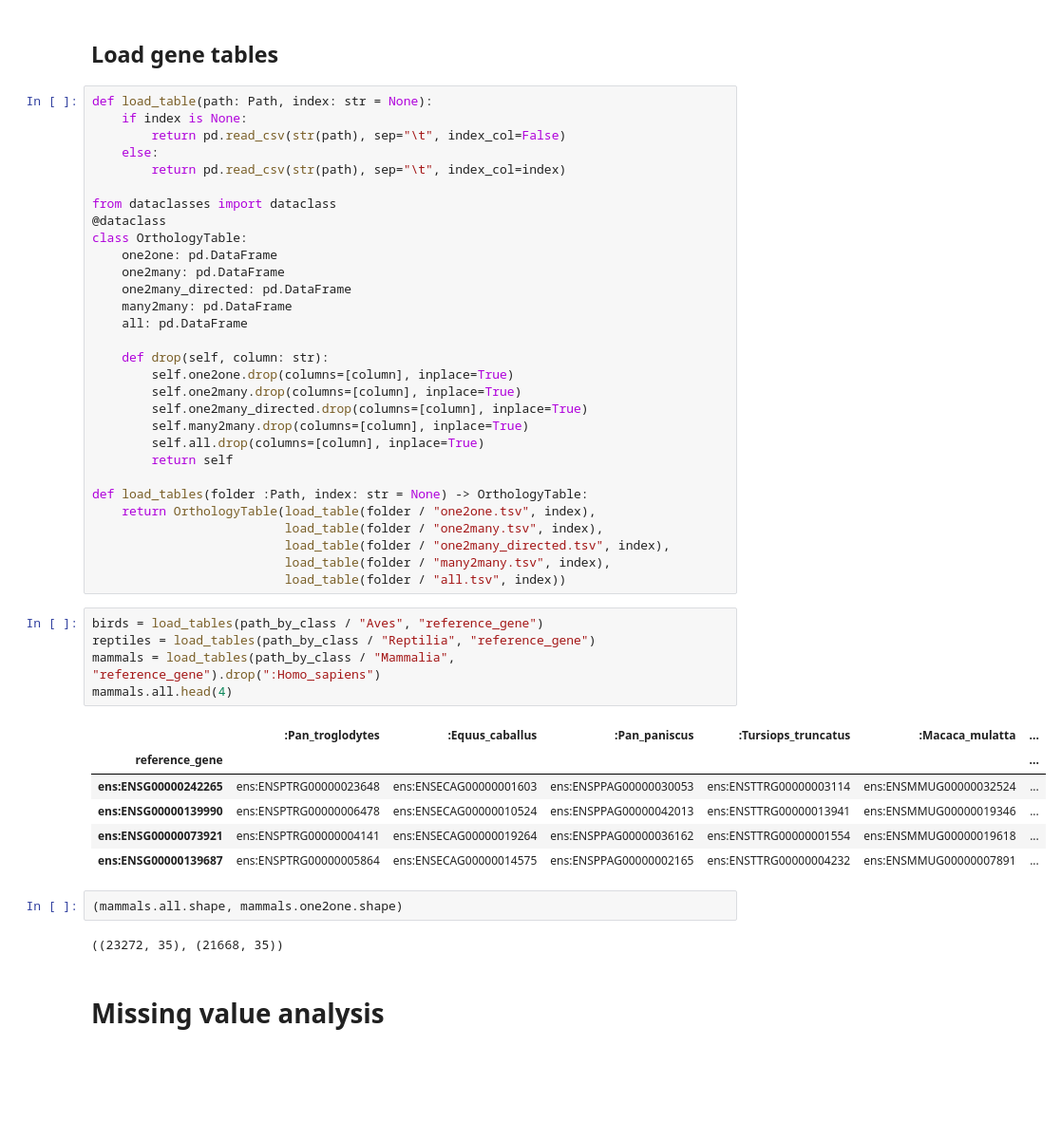
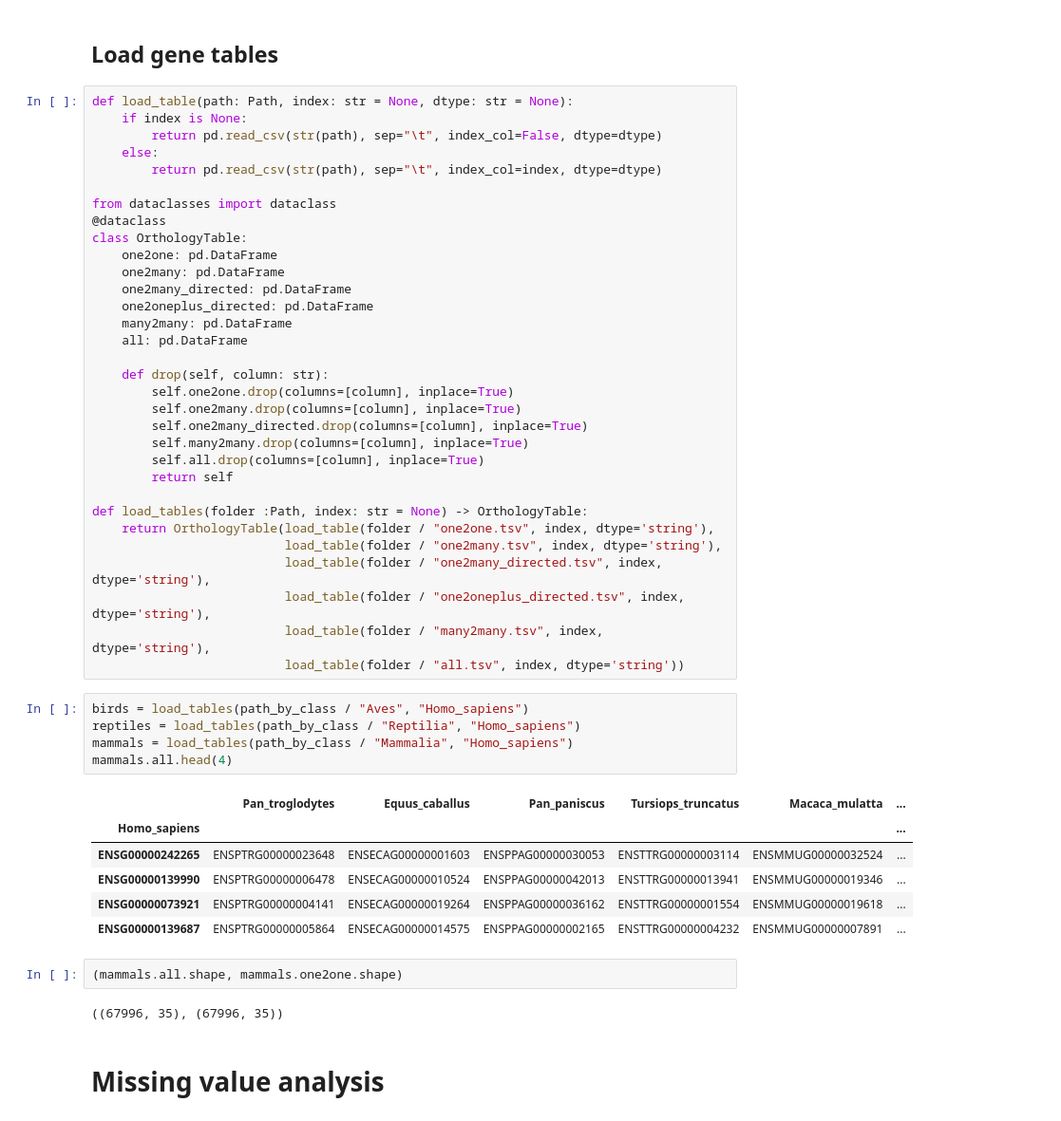
Before and after one commit to antonkulaga/yspecies, a Jupyter notebook: notebooks/0_evaluate_genes.ipynb, the cells around one changed output. Shown at 95% size. Drawn from its saved outputs; the diff is of its cells as text; blank space fills up the shorter version.

```diff
--- a/notebooks/0_evaluate_genes.ipynb
+++ b/notebooks/0_evaluate_genes.ipynb
@@ -45,11 +44,11 @@ pp = pprint.PrettyPrinter(indent=4)
 # %% [markdown]
 ## Load gene tables ##
 # %%
-def load_table(path: Path, index: str = None):
+def load_table(path: Path, index: str = None, dtype: str = None):
     if index is None:
-        return pd.read_csv(str(path), sep="\t", index_col=False)
+        return pd.read_csv(str(path), sep="\t", index_col=False, dtype=dtype)
     else:
-        return pd.read_csv(str(path), sep="\t", index_col=index)
+        return pd.read_csv(str(path), sep="\t", index_col=index, dtype=dtype)
 
 from dataclasses import dataclass
 @dataclass
@@ -57,6 +56,7 @@ class OrthologyTable:
     one2one: pd.DataFrame
     one2many: pd.DataFrame
     one2many_directed: pd.DataFrame
+    one2oneplus_directed: pd.DataFrame
     many2many: pd.DataFrame
     all: pd.DataFrame
 
@@ -69,27 +69,28 @@ class OrthologyTable:
         return self
 
 def load_tables(folder :Path, index: str = None) -> OrthologyTable:
-    return OrthologyTable(load_table(folder / "one2one.tsv", index),
-                          load_table(folder / "one2many.tsv", index),
-                          load_table(folder / "one2many_directed.tsv", index),
-                          load_table(folder / "many2many.tsv", index),
-                          load_table(folder / "all.tsv", index))
+    return OrthologyTable(load_table(folder / "one2one.tsv", index, dtype='string'),
+                          load_table(folder / "one2many.tsv", index, dtype='string'),
+                          load_table(folder / "one2many_directed.tsv", index, dtype='string'),
+                          load_table(folder / "one2oneplus_directed.tsv", index, dtype='string'),
+                          load_table(folder / "many2many.tsv", index, dtype='string'),
+                          load_table(folder / "all.tsv", index, dtype='string'))
 # %%
-birds = load_tables(path_by_class / "Aves", "reference_gene")
-reptiles = load_tables(path_by_class / "Reptilia", "reference_gene")
-mammals = load_tables(path_by_class / "Mammalia", "reference_gene").drop(":Homo_sapiens")
+birds = load_tables(path_by_class / "Aves", "Homo_sapiens")
+reptiles = load_tables(path_by_class / "Reptilia", "Homo_sapiens")
+mammals = load_tables(path_by_class / "Mammalia", "Homo_sapiens")
 mammals.all.head(4)
 # %% [output]
-|  | :Pan_troglodytes | :Equus_caballus | :Pan_paniscus | :Tursiops_truncatus | :Macaca_mulatta | ... |
-| reference_gene |  |  |  |  |  | ... |
-| ens:ENSG00000242265 | ens:ENSPTRG00000023648 | ens:ENSECAG00000001603 | ens:ENSPPAG00000030053 | ens:ENSTTRG00000003114 | ens:ENSMMUG00000032524 | ... |
-| ens:ENSG00000139990 | ens:ENSPTRG00000006478 | ens:ENSECAG00000010524 | ens:ENSPPAG00000042013 | ens:ENSTTRG00000013941 | ens:ENSMMUG00000019346 | ... |
-| ens:ENSG00000073921 | ens:ENSPTRG00000004141 | ens:ENSECAG00000019264 | ens:ENSPPAG00000036162 | ens:ENSTTRG00000001554 | ens:ENSMMUG00000019618 | ... |
-| ens:ENSG00000139687 | ens:ENSPTRG00000005864 | ens:ENSECAG00000014575 | ens:ENSPPAG00000002165 | ens:ENSTTRG00000004232 | ens:ENSMMUG00000007891 | ... |
+|  | Pan_troglodytes | Equus_caballus | Pan_paniscus | Tursiops_truncatus | Macaca_mulatta | ... |
+| Homo_sapiens |  |  |  |  |  | ... |
+| ENSG00000242265 | ENSPTRG00000023648 | ENSECAG00000001603 | ENSPPAG00000030053 | ENSTTRG00000003114 | ENSMMUG00000032524 | ... |
+| ENSG00000139990 | ENSPTRG00000006478 | ENSECAG00000010524 | ENSPPAG00000042013 | ENSTTRG00000013941 | ENSMMUG00000019346 | ... |
+| ENSG00000073921 | ENSPTRG00000004141 | ENSECAG00000019264 | ENSPPAG00000036162 | ENSTTRG00000001554 | ENSMMUG00000019618 | ... |
+| ENSG00000139687 | ENSPTRG00000005864 | ENSECAG00000014575 | ENSPPAG00000002165 | ENSTTRG00000004232 | ENSMMUG00000007891 | ... |
 # %%
 (mammals.all.shape, mammals.one2one.shape)
 # %% [output]
-((23272, 35), (21668, 35))
+((67996, 35), (67996, 35))
 # %% [markdown]
 # Missing value analysis #
 # %% [markdown]
```
Also changed, not shown: parts of 21 cells of this notebook, 2 other files.
